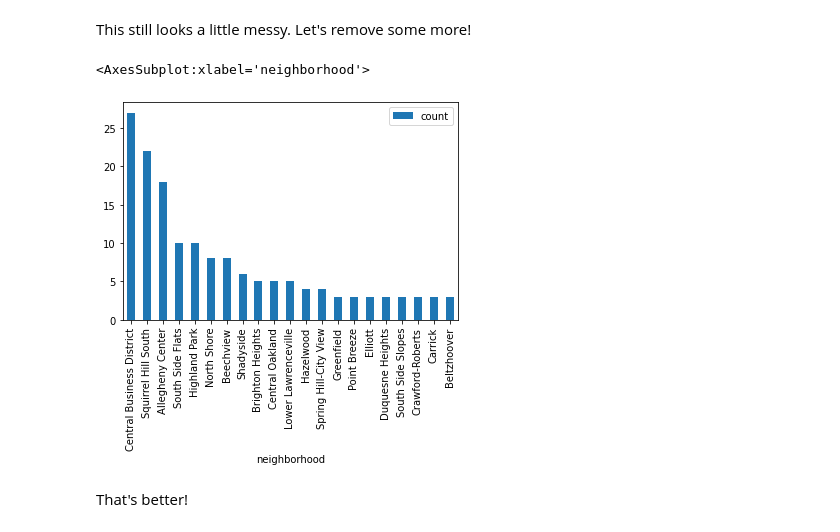
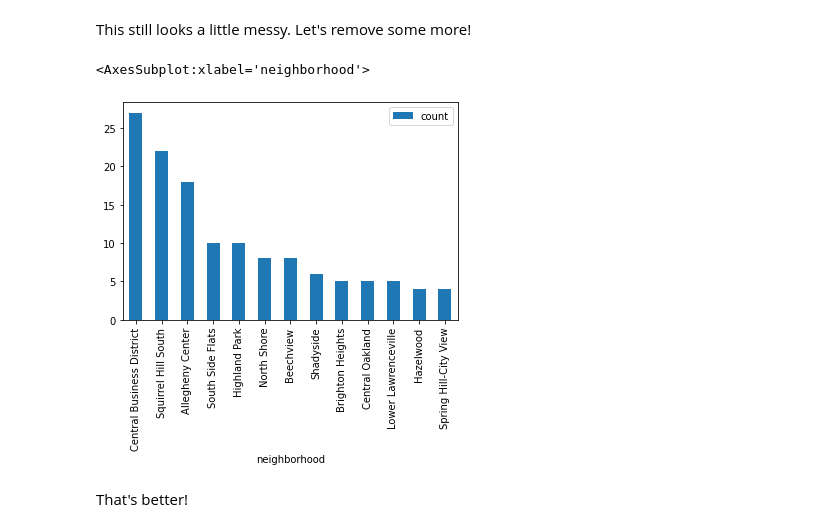
Before and after one commit to mjd119/Final-Project-CMPINF-0010, a Jupyter notebook: Full.ipynb, the cells around one changed output. Drawn from its saved outputs; the diff is of its cells as text; code cells hidden in the pictures.

```diff
--- a/Full.ipynb
+++ b/Full.ipynb
@@ -222,11 +189,11 @@ neighborhood_art_count[all_count_mask].plot.bar(x='neighborhood', y='count')
 # %% [markdown]
 This still looks a little messy. Let's remove some more!
 # %%
-all_count_mask_2 = neighborhood_art_count['count'] > 2
+all_count_mask_2 = neighborhood_art_count['count'] > 3
 neighborhood_art_count[all_count_mask_2].plot.bar(x='neighborhood', y='count')
 # %% [output]
 <AxesSubplot:xlabel='neighborhood'>
-[figure, old version]
+[figure, new version]
 # %% [markdown]
 That's better!
 # %% [markdown]
```
Also changed, not shown: parts of 25 cells of this notebook.
